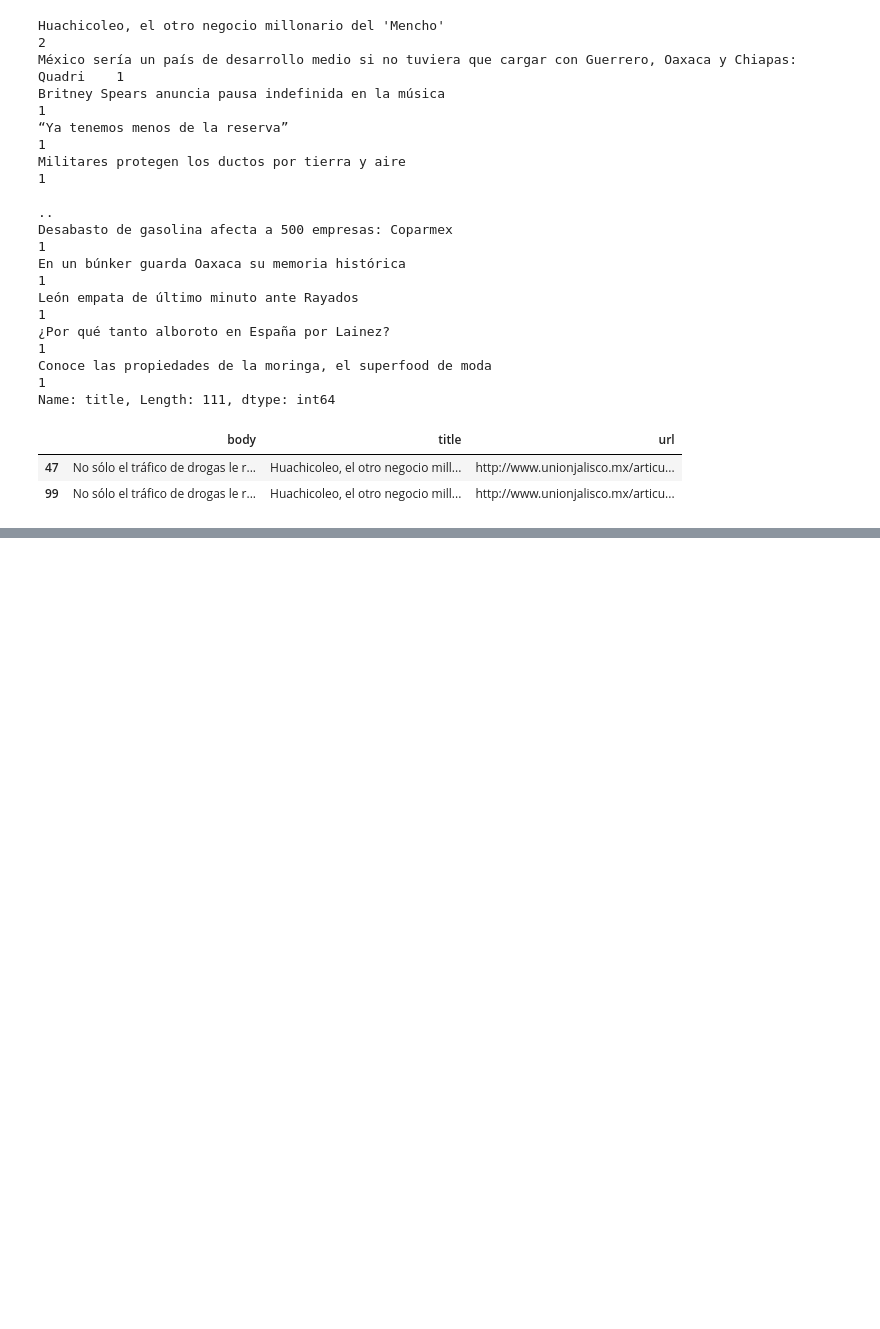
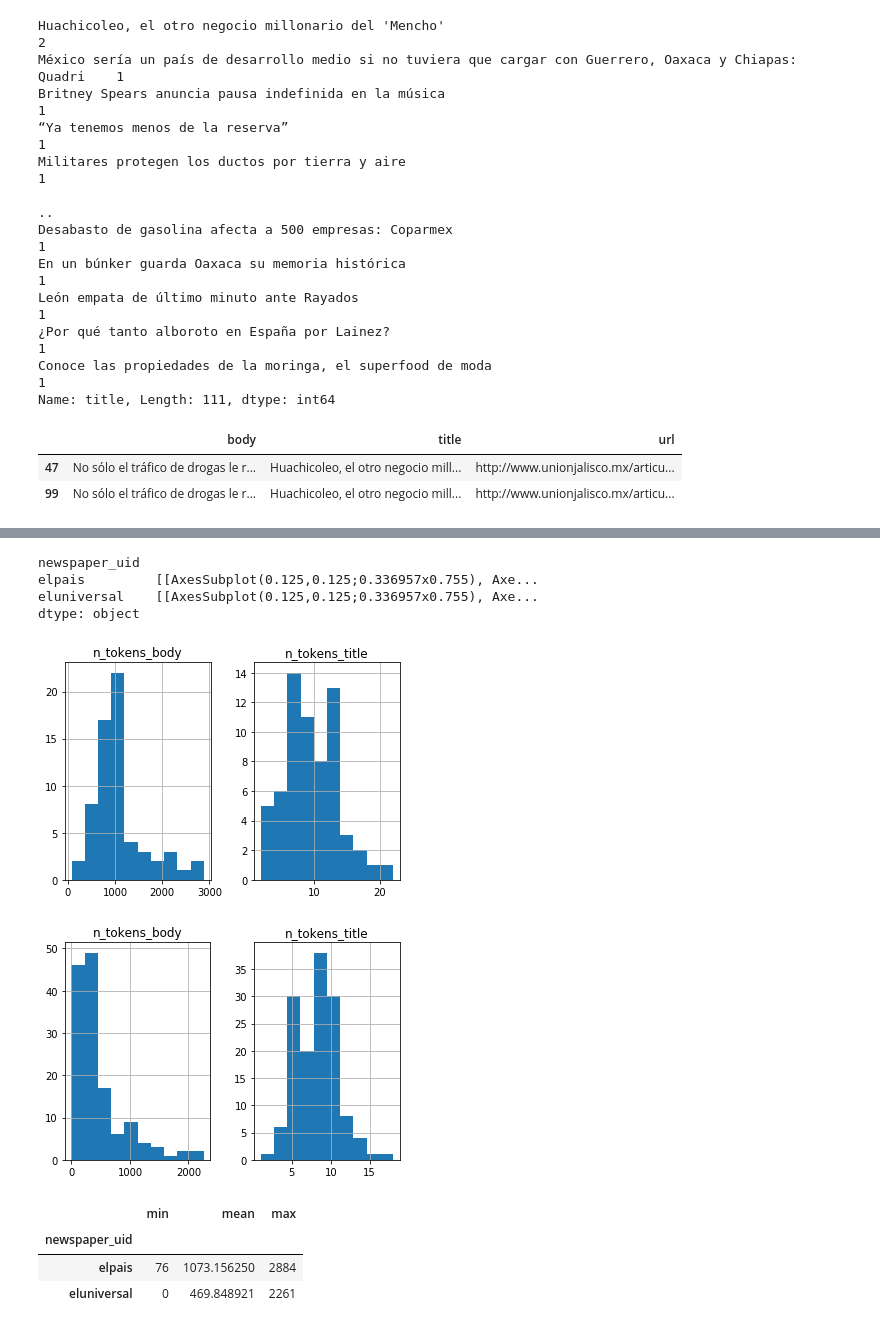
Before and after one commit to FixingMind5/Data_engine, a Jupyter notebook: Platzi_live.ipynb, the cells around one changed output, grey strips where cells are left out. Saved outputs shown, nothing was run; the diff lists cells and outputs as text; code cells hidden in the pictures; blank space fills up the shorter version.

```diff
--- a/Platzi_live.ipynb
+++ b/Platzi_live.ipynb
@@ -364,0 +414,20 @@ el_universal.drop_duplicates(subset=['title'], keep='first', inplace=True)
+# %%
+all_newspapers = pd.concat([clean_eluniversal, clean_elpais])
+
+grouped_newspapers = all_newspapers.groupby('newspaper_uid')
+
+grouped_newspapers.hist()
+# %% [output]
+newspaper_uid
+elpais         [[AxesSubplot(0.125,0.125;0.336957x0.755), Axe...
+eluniversal    [[AxesSubplot(0.125,0.125;0.336957x0.755), Axe...
+dtype: object
+[figure, added]
+[figure, added]
+# %%
+grouped_newspapers['n_tokens_body'].agg(['min', 'mean', 'max'])
+# %% [output]
+|  | min | mean | max |
+| newspaper_uid |  |  |  |
+| elpais | 76 | 1073.156250 | 2884 |
+| eluniversal | 0 | 469.848921 | 2261 |
```
Also changed, not shown: parts of 7 cells of this notebook, 3 other files.
